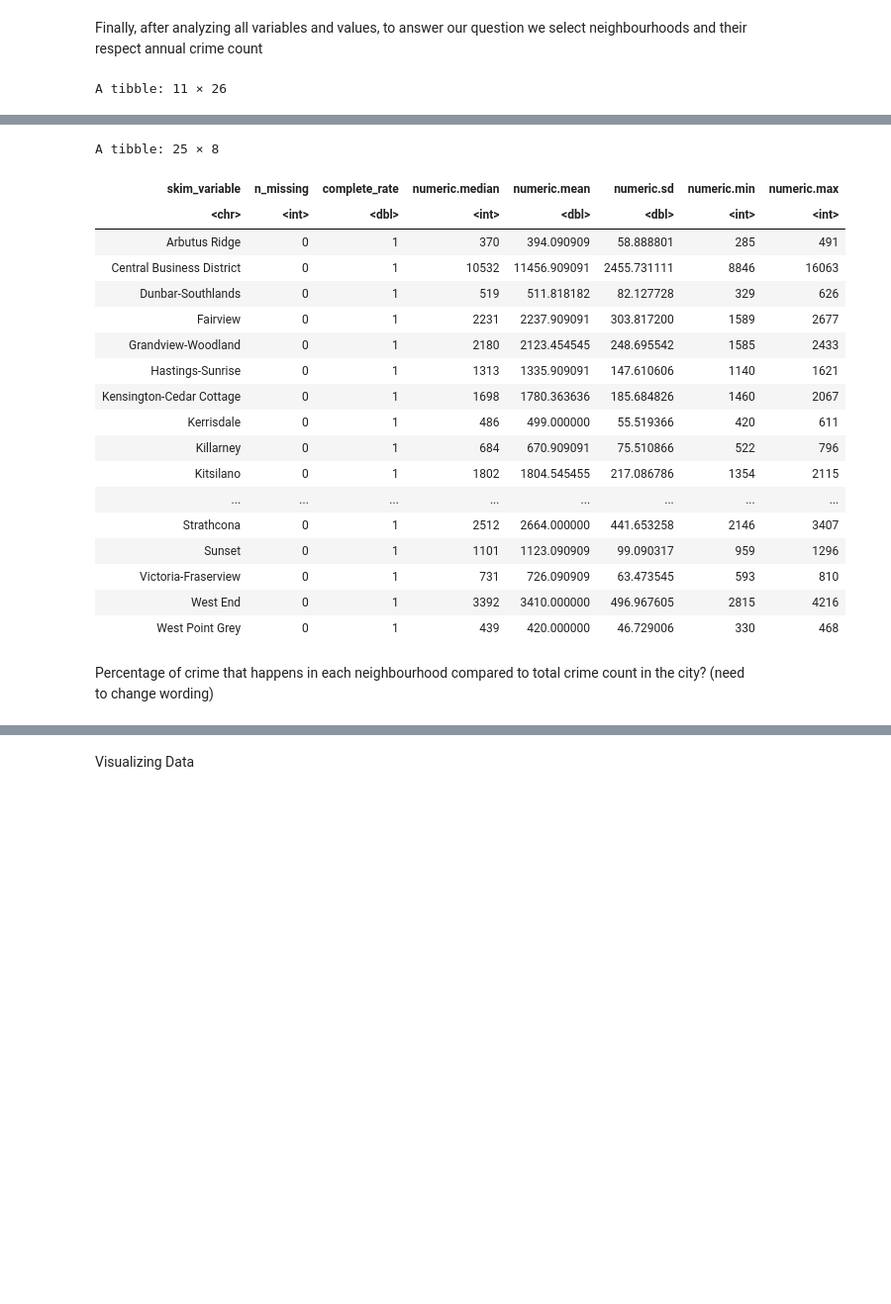
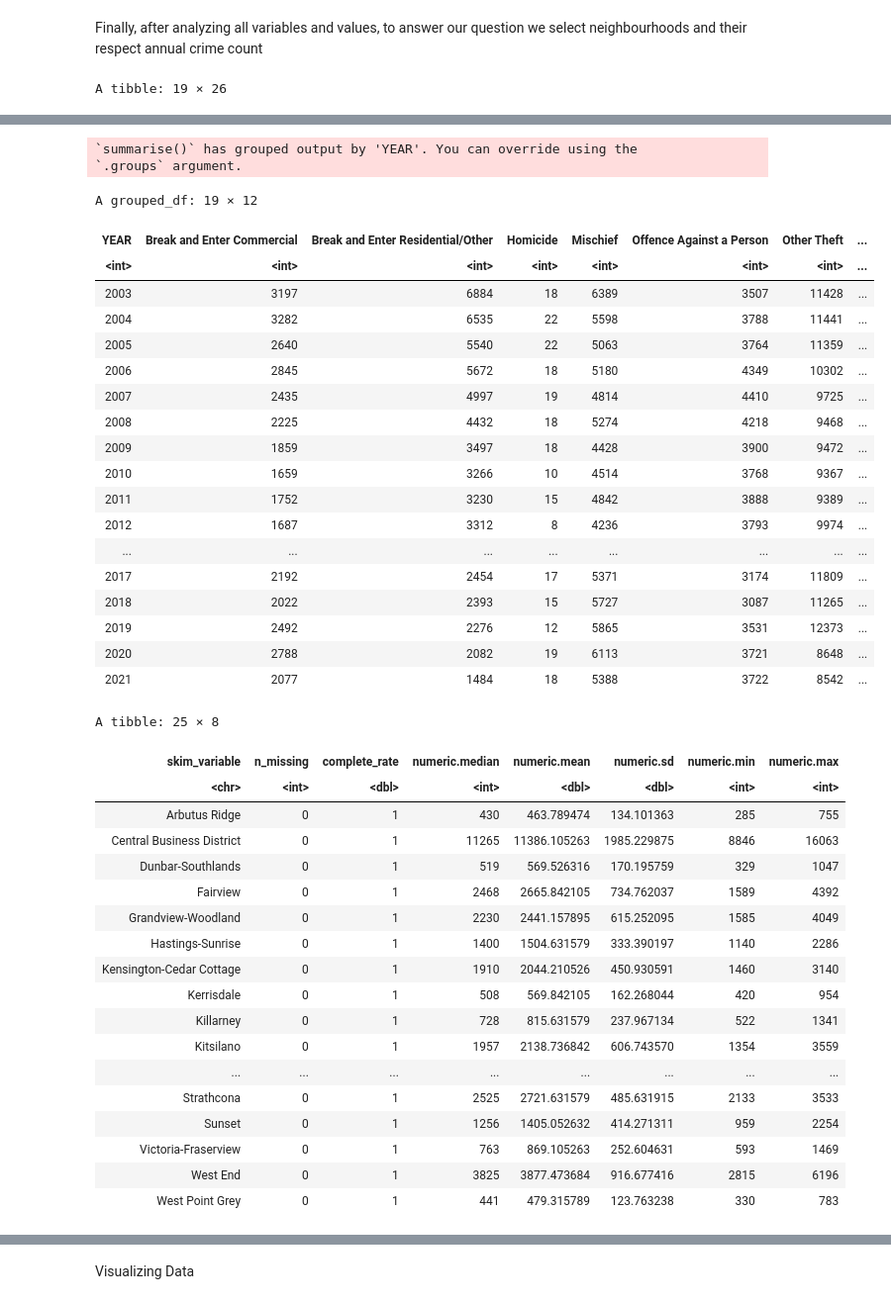
Before and after one commit to Utsav02/VancouverCrimeSTAT201, a Jupyter notebook: ProjectFile.ipynb, the cells around one changed output, grey strips where cells are left out. Shown at 99% size. Cells and saved outputs as stored; diff of their text form; code cells hidden in the pictures; blank space fills up the shorter version.

```diff
--- a/ProjectFile.ipynb
+++ b/ProjectFile.ipynb
@@ -177,6 +351,17 @@ crime_data_tidy <- pivot_wider(neighbourhood_year_grouped,
   values_from = Count
 )
 crime_data_tidy
+
+type_year_grouped <- vancouver_crime %>%
+group_by(YEAR,TYPE) %>%
+summarise(Count = n())
+
+crime_data_tidy_2 <- pivot_wider(type_year_grouped,
+  names_from = TYPE,
+  values_from = Count
+)
+crime_data_tidy_2
+
 
 my_skim <- skim_with(numeric = sfl(median, mean,  sd, min, max),
                                    append = FALSE)
@@ -189,6 +374,6 @@ summary_df <- my_skim(crime_data_tidy) %>%
 summary_df <- summary_df[-1,]
 summary_df
 # %% [output]
-A tibble: 11 × 26
+A tibble: 19 × 26
 | YEAR | Arbutus Ridge | Central Business District | Dunbar-Southlands | Fairview | Grandview-Woodland | ... |
 | <int> | <int> | <int> | <int> | <int> | <int> | ... |
@@ -201,26 +391,45 @@ A tibble: 11 × 26
 | 2017 | 430 | 13386 | 519 | 2168 | 2402 | ... |
 | 2018 | 367 | 14362 | 519 | 2231 | 2230 | ... |
 | 2019 | 365 | 16063 | 488 | 2677 | 2331 | ... |
 | 2020 | 370 | 10351 | 508 | 2135 | 1939 | ... |
 | 2021 | 285 | 9121 | 329 | 1589 | 1585 | ... |
-A tibble: 25 × 8
+`summarise()` has grouped output by 'YEAR'. You can override using the
+`.groups` argument.
+A grouped_df: 19 × 12
-| skim_variable | n_missing | complete_rate | numeric.median | numeric.mean | numeric.sd | numeric.min | numeric.max |
-| <chr> | <int> | <dbl> | <int> | <dbl> | <dbl> | <int> | <int> |
-| Arbutus Ridge | 0 | 1 | 370 | 394.090909 | 58.888801 | 285 | 491 |
-| Central Business District | 0 | 1 | 10532 | 11456.909091 | 2455.731111 | 8846 | 16063 |
-| Dunbar-Southlands | 0 | 1 | 519 | 511.818182 | 82.127728 | 329 | 626 |
-| Fairview | 0 | 1 | 2231 | 2237.909091 | 303.817200 | 1589 | 2677 |
-| Grandview-Woodland | 0 | 1 | 2180 | 2123.454545 | 248.695542 | 1585 | 2433 |
-| Hastings-Sunrise | 0 | 1 | 1313 | 1335.909091 | 147.610606 | 1140 | 1621 |
-| Kensington-Cedar Cottage | 0 | 1 | 1698 | 1780.363636 | 185.684826 | 1460 | 2067 |
-| Kerrisdale | 0 | 1 | 486 | 499.000000 | 55.519366 | 420 | 611 |
-| Killarney | 0 | 1 | 684 | 670.909091 | 75.510866 | 522 | 796 |
-| Kitsilano | 0 | 1 | 1802 | 1804.545455 | 217.086786 | 1354 | 2115 |
+| YEAR | Break and Enter Commercial | Break and Enter Residential/Other | Homicide | Mischief | Offence Against a Person | Other Theft | ... |
+| <int> | <int> | <int> | <int> | <int> | <int> | <int> | ... |
+| 2003 | 3197 | 6884 | 18 | 6389 | 3507 | 11428 | ... |
+| 2004 | 3282 | 6535 | 22 | 5598 | 3788 | 11441 | ... |
+| 2005 | 2640 | 5540 | 22 | 5063 | 3764 | 11359 | ... |
+| 2006 | 2845 | 5672 | 18 | 5180 | 4349 | 10302 | ... |
+| 2007 | 2435 | 4997 | 19 | 4814 | 4410 | 9725 | ... |
+| 2008 | 2225 | 4432 | 18 | 5274 | 4218 | 9468 | ... |
+| 2009 | 1859 | 3497 | 18 | 4428 | 3900 | 9472 | ... |
+| 2010 | 1659 | 3266 | 10 | 4514 | 3768 | 9367 | ... |
+| 2011 | 1752 | 3230 | 15 | 4842 | 3888 | 9389 | ... |
+| 2012 | 1687 | 3312 | 8 | 4236 | 3793 | 9974 | ... |
 | ... | ... | ... | ... | ... | ... | ... | ... |
-| Strathcona | 0 | 1 | 2512 | 2664.000000 | 441.653258 | 2146 | 3407 |
-| Sunset | 0 | 1 | 1101 | 1123.090909 | 99.090317 | 959 | 1296 |
-| Victoria-Fraserview | 0 | 1 | 731 | 726.090909 | 63.473545 | 593 | 810 |
-| West End | 0 | 1 | 3392 | 3410.000000 | 496.967605 | 2815 | 4216 |
-| West Point Grey | 0 | 1 | 439 | 420.000000 | 46.729006 | 330 | 468 |
+| 2017 | 2192 | 2454 | 17 | 5371 | 3174 | 11809 | ... |
+| 2018 | 2022 | 2393 | 15 | 5727 | 3087 | 11265 | ... |
+| 2019 | 2492 | 2276 | 12 | 5865 | 3531 | 12373 | ... |
+| 2020 | 2788 | 2082 | 19 | 6113 | 3721 | 8648 | ... |
+| 2021 | 2077 | 1484 | 18 | 5388 | 3722 | 8542 | ... |
+A tibble: 25 × 8
+| skim_variable | n_missing | complete_rate | numeric.median | numeric.mean | numeric.sd | numeric.min | numeric.max |
+| <chr> | <int> | <dbl> | <int> | <dbl> | <dbl> | <int> | <int> |
+| Arbutus Ridge | 0 | 1 | 430 | 463.789474 | 134.101363 | 285 | 755 |
+| Central Business District | 0 | 1 | 11265 | 11386.105263 | 1985.229875 | 8846 | 16063 |
+| Dunbar-Southlands | 0 | 1 | 519 | 569.526316 | 170.195759 | 329 | 1047 |
+| Fairview | 0 | 1 | 2468 | 2665.842105 | 734.762037 | 1589 | 4392 |
+| Grandview-Woodland | 0 | 1 | 2230 | 2441.157895 | 615.252095 | 1585 | 4049 |
+| Hastings-Sunrise | 0 | 1 | 1400 | 1504.631579 | 333.390197 | 1140 | 2286 |
+| Kensington-Cedar Cottage | 0 | 1 | 1910 | 2044.210526 | 450.930591 | 1460 | 3140 |
+| Kerrisdale | 0 | 1 | 508 | 569.842105 | 162.268044 | 420 | 954 |
+| Killarney | 0 | 1 | 728 | 815.631579 | 237.967134 | 522 | 1341 |
+| Kitsilano | 0 | 1 | 1957 | 2138.736842 | 606.743570 | 1354 | 3559 |
+| ... | ... | ... | ... | ... | ... | ... | ... |
+| Strathcona | 0 | 1 | 2525 | 2721.631579 | 485.631915 | 2133 | 3533 |
+| Sunset | 0 | 1 | 1256 | 1405.052632 | 414.271311 | 959 | 2254 |
+| Victoria-Fraserview | 0 | 1 | 763 | 869.105263 | 252.604631 | 593 | 1469 |
+| West End | 0 | 1 | 3825 | 3877.473684 | 916.677416 | 2815 | 6196 |
+| West Point Grey | 0 | 1 | 441 | 479.315789 | 123.763238 | 330 | 783 |
-# %% [markdown]
-Percentage of crime that happens in each neighbourhood compared to total crime count in the city? (need to change wording)
```
Also changed, not shown: parts of 24 cells of this notebook.
